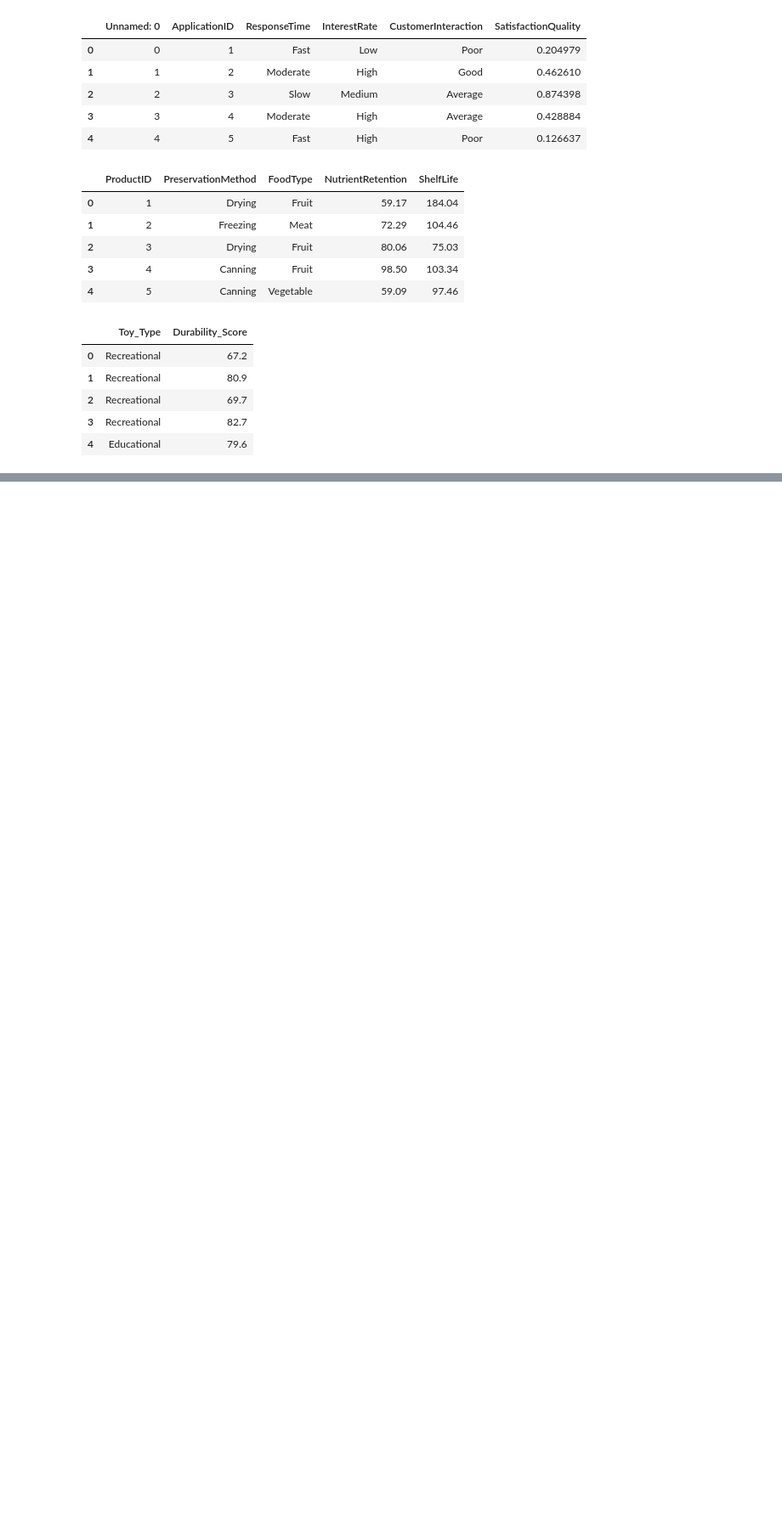
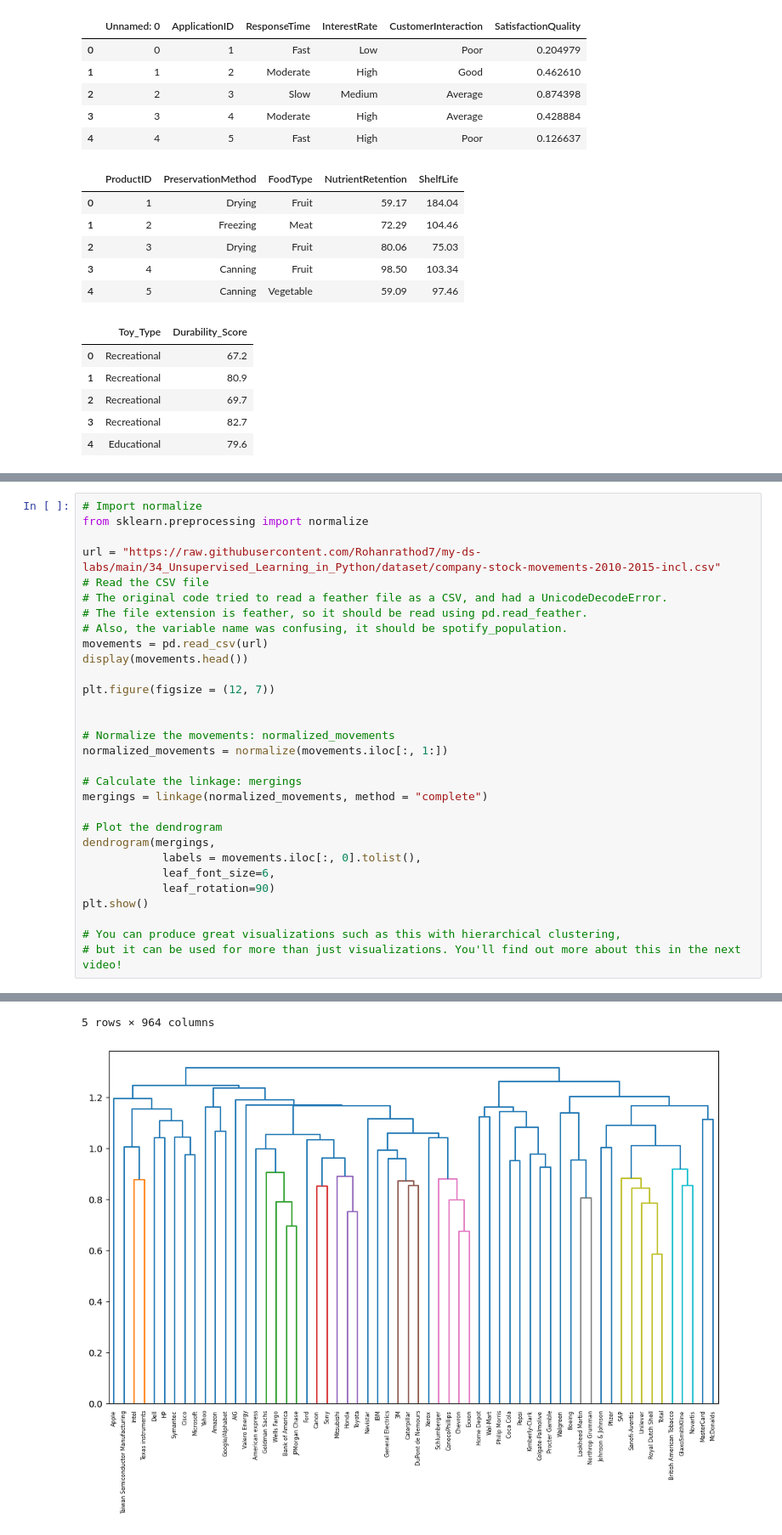
Before and after one commit to Rohanrathod7/my-ds-labs, a Jupyter notebook: 34_Unsupervised_Learning_in_Python/02_visualization_with_Hierarchical_Clustering_and_t-SNE.ipynb, the cells around one changed output, grey strips where cells are left out. Shown at 85% size. Cells and saved outputs as stored; diff of their text form; blank space fills up the shorter version.

```diff
--- a/34_Unsupervised_Learning_in_Python/02_visualization_with_Hierarchical_Clustering_and_t-SNE.ipynb
+++ b/34_Unsupervised_Learning_in_Python/02_visualization_with_Hierarchical_Clustering_and_t-SNE.ipynb
@@ -440,0 +126,31 @@ Tuned Logistic Regression Parameters: {'logreg__C': np.float64(1.0), 'logreg__so
+# %%
+# Import normalize
+from sklearn.preprocessing import normalize
+
+url = "https://raw.githubusercontent.com/Rohanrathod7/my-ds-labs/main/34_Unsupervised_Learning_in_Python/dataset/company-stock-movements-2010-2015-incl.csv"
+# Read the CSV file
+# The original code tried to read a feather file as a CSV, and had a UnicodeDecodeError.
+# The file extension is feather, so it should be read using pd.read_feather.
+# Also, the variable name was confusing, it should be spotify_population.
+movements = pd.read_csv(url)
+display(movements.head())
+
+plt.figure(figsize = (12, 7))
+
+
+# Normalize the movements: normalized_movements
+normalized_movements = normalize(movements.iloc[:, 1:])
+
+# Calculate the linkage: mergings
+mergings = linkage(normalized_movements, method = "complete")
+
+# Plot the dendrogram
+dendrogram(mergings,
+            labels = movements.iloc[:, 0].tolist(),
+            leaf_font_size=6,
+            leaf_rotation=90)
+plt.show()
+
+# You can produce great visualizations such as this with hierarchical clustering,
+# but it can be used for more than just visualizations. You'll find out more about this in the next video!
+# %% [output]
@@ -440,0 +163,2 @@ Tuned Logistic Regression Parameters: {'logreg__C': np.float64(1.0), 'logreg__so
+5 rows × 964 columns
+[figure, added]
```
Also changed, not shown: parts of 36 cells of this notebook.
